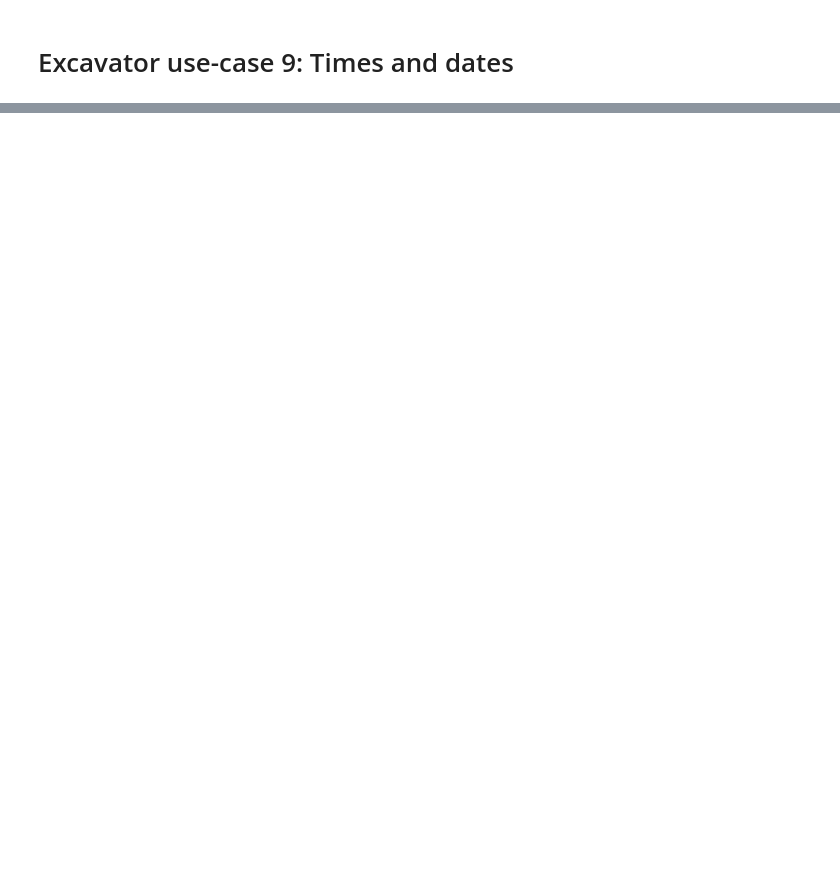
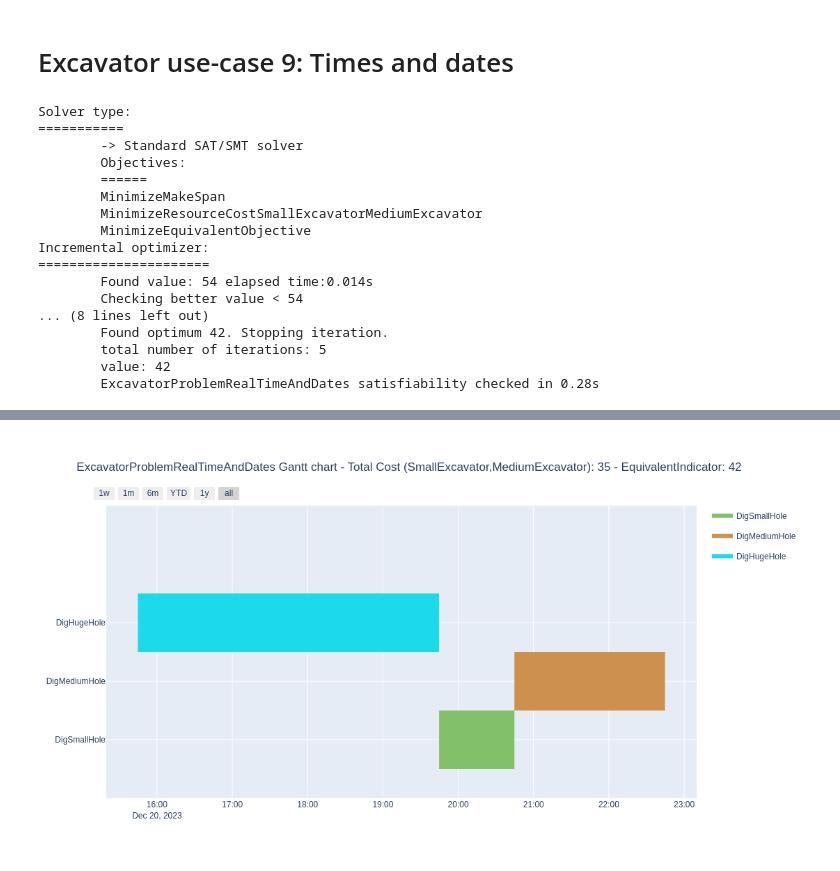
Before and after one commit to tpaviot/ProcessScheduler, a Jupyter notebook: examples-notebooks/excavator-use-case/Excavator9.ipynb, the cells around one changed output, grey strips where cells are left out. Saved outputs shown, nothing was run; the diff lists cells and outputs as text; code cells hidden in the pictures; blank space fills up the shorter version.

```diff
--- a/examples-notebooks/excavator-use-case/Excavator9.ipynb
+++ b/examples-notebooks/excavator-use-case/Excavator9.ipynb
@@ -18,10 +18,10 @@ dig_huge_hole = ps.VariableDurationTask(name="DigHugeHole", work_amount=15)
 
 # two workers
 small_exc = ps.Worker(
-    name="SmallExcavator", productivity=4, cost=ps.ConstantCostFunction(value=5)
+    name="SmallExcavator", productivity=4, cost=ps.ConstantFunction(value=5)
 )
 medium_ex = ps.Worker(
-    name="MediumExcavator", productivity=6, cost=ps.ConstantCostFunction(value=10)
+    name="MediumExcavator", productivity=6, cost=ps.ConstantFunction(value=10)
 )
 
 dig_small_hole.add_required_resource(
@@ -41,3 +41,21 @@ ps.ObjectiveMinimizeResourceCost(list_of_resources=[small_exc, medium_ex])
 solver = ps.SchedulingSolver(problem=problem, optimize_priority="pareto")
 solution = solver.solve()
 ps.render_gantt_plotly(solution, render_mode="Task")
+# %% [output]
+Solver type:
+===========
+        -> Standard SAT/SMT solver
+        Objectives:
+        ======
+        MinimizeMakeSpan
+        MinimizeResourceCostSmallExcavatorMediumExcavator
+        MinimizeEquivalentObjective
+Incremental optimizer:
+======================
+        Found value: 54 elapsed time:0.014s
+        Checking better value < 54
+... (8 lines left out)
+        Found optimum 42. Stopping iteration.
+        total number of iterations: 5
+        value: 42
+        ExcavatorProblemRealTimeAndDates satisfiability checked in 0.28s
@@ -44,2 +63,3 @@ ps.render_gantt_plotly(solution, render_mode="Task")
+[figure, added]
 # %%
 ps.render_gantt_plotly(solution, render_mode="Task")
```
Also changed, not shown: parts of 2 cells of this notebook, 18 other files.
